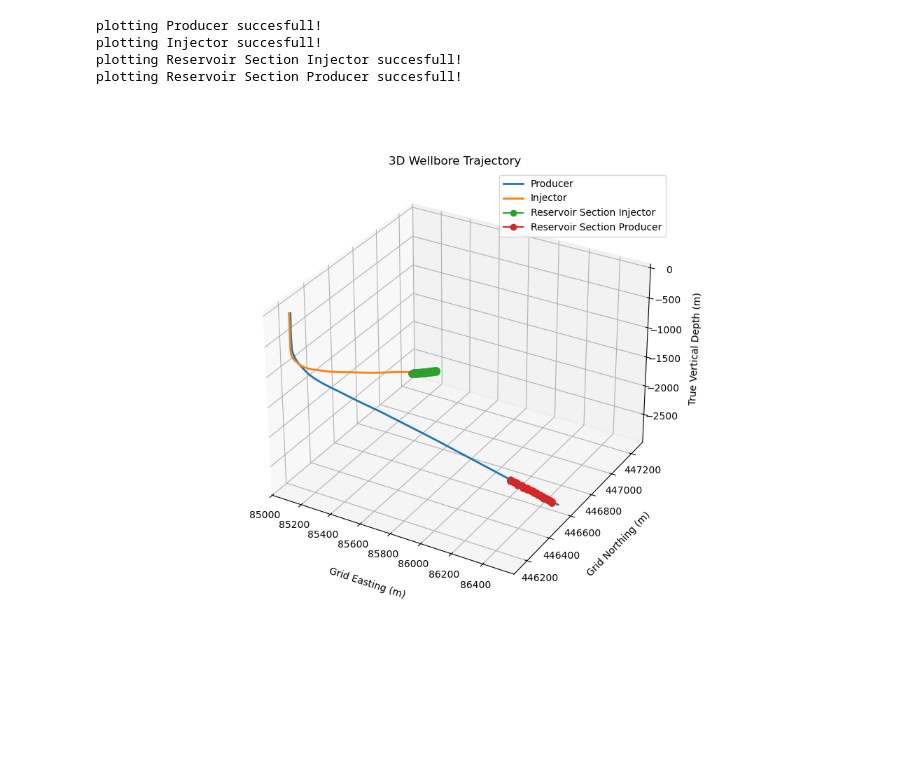
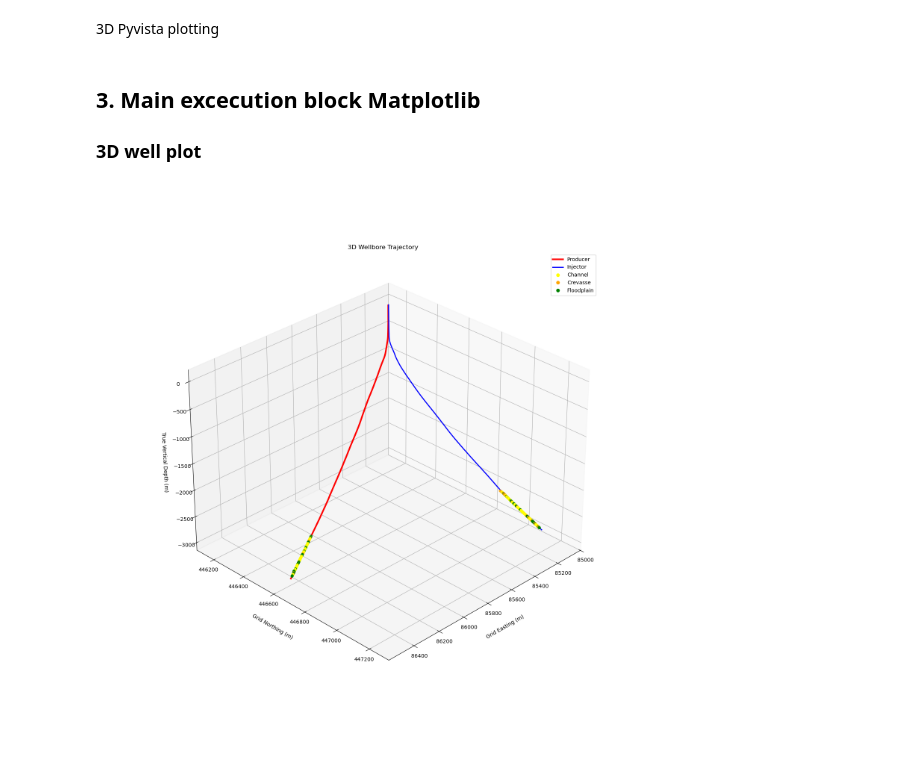
Before and after one commit to Matglassaa/Thesis-project-DGM, a Jupyter notebook: scripts/gan_pipeline/03_optimization/wells.ipynb, the cells around one changed output. Drawn from its saved outputs; the diff is of its cells as text; code cells hidden in the pictures; blank space fills up the shorter version.

```diff
--- a/scripts/gan_pipeline/03_optimization/wells.ipynb
+++ b/scripts/gan_pipeline/03_optimization/wells.ipynb
@@ -9,0 +27,8 @@ from pathlib import Path
+# %%
+# Establish paths
+base_dir = os.getcwd()
+data_dir_DEL_01 = os.path.join(base_dir, 'datasets', 'well_data', 'ENTIREWELL_DEL-GT-01_Surveys_2931m_TD.xlsx')
+data_dir_DEL_02 = os.path.join(base_dir, 'datasets', 'well_data', 'ENTIREWELL_DEL-GT-02-S2_Surveys_inco.xlsx')
+facies_data = os.path.join(base_dir, 'datasets','well_data','Well_data.xlsx')
+training_sample= os.path.join(base_dir, 'datasets','training','setting_1_nexus_10_samples_ntg_0.67_chdepth_6_isbx_100','samples','facies','sample_1.npy')
+facies_config = os.path.join(base_dir,"scripts","gan_pipeline","core","facies_config.json")
@@ -47,0 +107,2 @@ def plot_3d_wells(ax, data, data_name, facies):
+# %% [markdown]
+3D Pyvista plotting
@@ -48,19 +186,42 @@ def plot_3d_wells(ax, data, data_name, facies):
+# %% [markdown]
+## 3. Main excecution block Matplotlib
+
+
+### 3D well plot
+# %%
+entire_well = [DEL_GT_01, DEL_GT_02]
+reservoir_sections = [facies_DEL_GT_02, facies_DEL_GT_01]
+
+well_names = ['Producer', 'Injector']
+well_colors = ['red', 'blue']
+well_thicknesses = [3, 2]
+
+facies_association = {
+    'facies_colors': {1: 'yellow', 2: 'orange', 3: 'green'},
+    'facies_names': {1: 'Channel', 2: 'Crevasse', 3: 'Floodplain'}
+}
 # %%
-data = [DEL_GT_01, DEL_GT_02, facies_DEL_GT_02, facies_DEL_GT_01]
-data_names = ['Producer','Injector',  'Reservoir Section Injector', 'Reservoir Section Producer']
-facies = [False, False, True, True]
-
-fig = plt.figure(figsize=(10, 8))
+fig = plt.figure(figsize=(15, 15))
 ax = fig.add_subplot(111, projection='3d')
 
-for i in range(len(data)):
-    plot_3d_wells(ax, data[i],data_names[i],facies[i])
-    print(f"plotting {data_names[i]} succesfull!")
+for i in range(len(entire_well)):
+    plot_3d_wells(ax, entire_well[i], well_names[i], well_colors[i], well_thicknesses[i])
+    plot_3d_facies(ax, reservoir_sections[i], facies_association["facies_colors"])
 
-plt.show()
+ax.set_xlabel('Grid Easting (m)', labelpad=15)
+ax.set_ylabel('Grid Northing (m)', labelpad=15)
+ax.set_zlabel('True Vertical Depth (m)', labelpad=10)
+ax.set_title('3D Wellbore Trajectory')
+
+handles, labels = ax.get_legend_handles_labels()
+
+for val, name in facies_association["facies_names"].items():
+    color = facies_association["facies_colors"][val]
+    custom_marker = Line2D([0], [0], marker='o', color='w', markerfacecolor=color, markersize=8, label=name)
+    handles.append(custom_marker)
+
+ax.legend(handles=handles, loc='best')
+ax.view_init(elev=30, azim=45, roll=0)
+plt.show();
 # %% [output]
-plotting Producer succesfull!
-plotting Injector succesfull!
-plotting Reservoir Section Injector succesfull!
-plotting Reservoir Section Producer succesfull!
-[figure, old version]
+[figure, new version]
```
Also changed, not shown: parts of 18 cells of this notebook, 47 other files.
